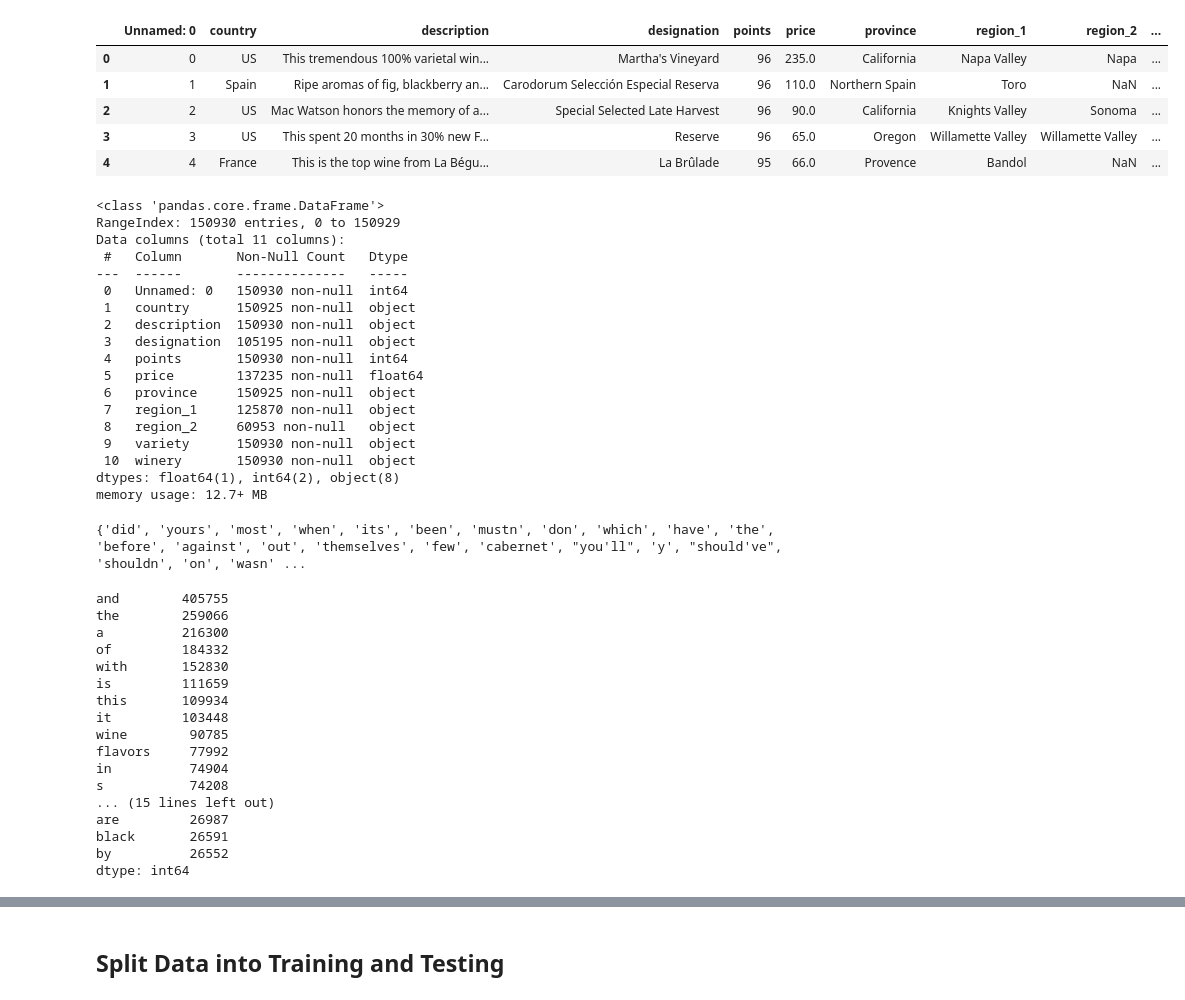
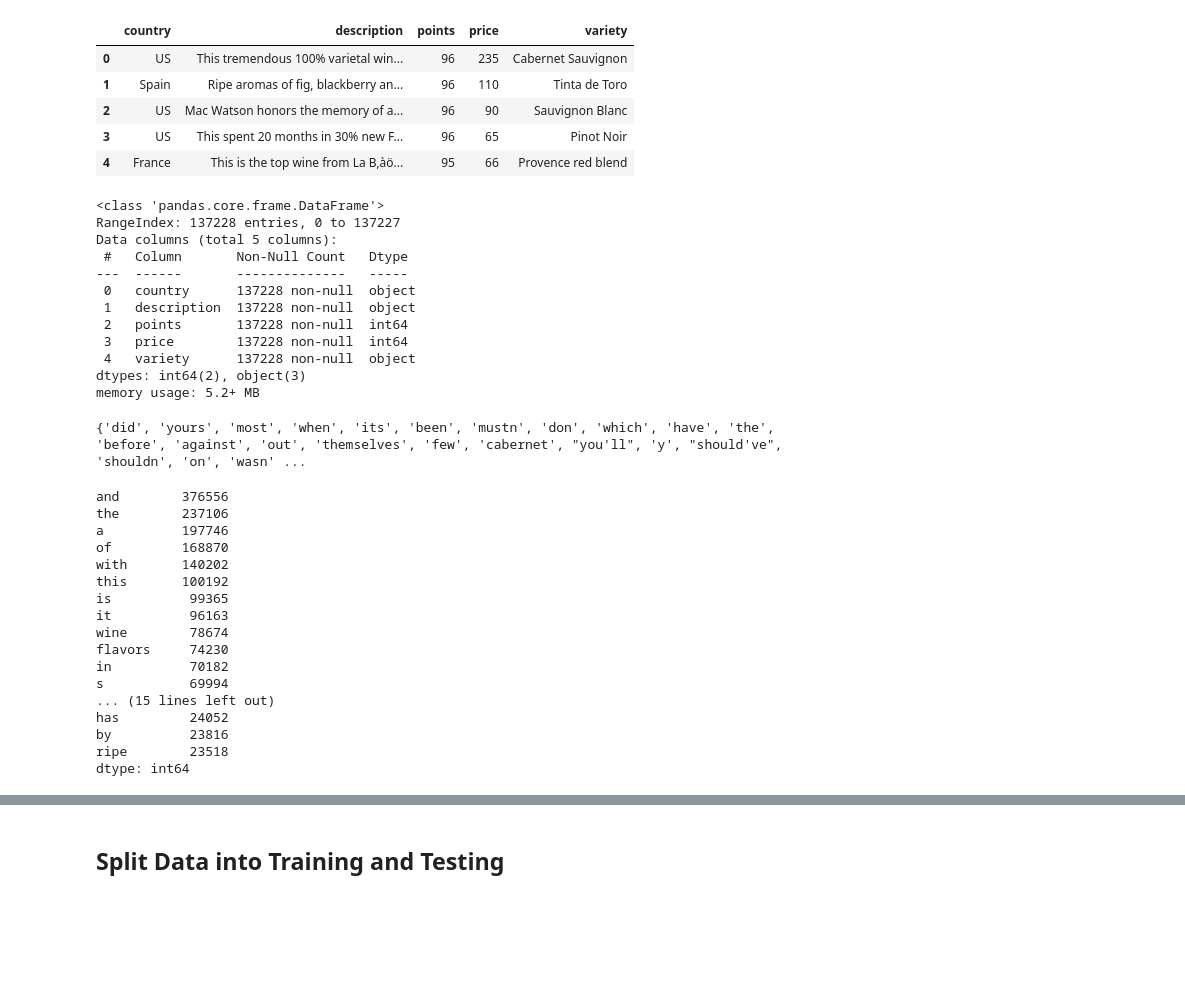
Before and after one commit to nataliepoorcreations/Wine_Reviews_Project, a Jupyter notebook: Machine_learning_model.ipynb, the cells around one changed output, grey strips where cells are left out. Drawn from its saved outputs; the diff is of its cells as text; code cells hidden in the pictures; blank space fills up the shorter version.

Commit message:
update dataset to be cleaned data from database file

```diff
--- a/Machine_learning_model.ipynb
+++ b/Machine_learning_model.ipynb
@@ -18,36 +18,30 @@ import re
 import matplotlib.pyplot as plt
 # %%
 #Read in dataset. Temporarily using csv but will convert to database
-data=pd.read_csv("Resources/winemag-data_first150k.csv")
+data=pd.read_csv("Resources/wine_database.csv")
 data.head()
 # %% [output]
-|  | Unnamed: 0 | country | description | designation | points | price | province | region_1 | region_2 | ... |
-| 0 | 0 | US | This tremendous 100% varietal win... | Martha's Vineyard | 96 | 235.0 | California | Napa Valley | Napa | ... |
-| 1 | 1 | Spain | Ripe aromas of fig, blackberry an... | Carodorum Selección Especial Reserva | 96 | 110.0 | Northern Spain | Toro | NaN | ... |
-| 2 | 2 | US | Mac Watson honors the memory of a... | Special Selected Late Harvest | 96 | 90.0 | California | Knights Valley | Sonoma | ... |
-| 3 | 3 | US | This spent 20 months in 30% new F... | Reserve | 96 | 65.0 | Oregon | Willamette Valley | Willamette Valley | ... |
-| 4 | 4 | France | This is the top wine from La Bégu... | La Brûlade | 95 | 66.0 | Provence | Bandol | NaN | ... |
+|  | country | description | points | price | variety |
+| 0 | US | This tremendous 100% varietal win... | 96 | 235 | Cabernet Sauvignon |
+| 1 | Spain | Ripe aromas of fig, blackberry an... | 96 | 110 | Tinta de Toro |
+| 2 | US | Mac Watson honors the memory of a... | 96 | 90 | Sauvignon Blanc |
+| 3 | US | This spent 20 months in 30% new F... | 96 | 65 | Pinot Noir |
+| 4 | France | This is the top wine from La B‚àö... | 95 | 66 | Provence red blend |
 # %%
 data.info()
 # %% [output]
 <class 'pandas.core.frame.DataFrame'>
-RangeIndex: 150930 entries, 0 to 150929
-Data columns (total 11 columns):
+RangeIndex: 137228 entries, 0 to 137227
+Data columns (total 5 columns):
  #   Column       Non-Null Count   Dtype
 ---  ------       --------------   -----
- 0   Unnamed: 0   150930 non-null  int64
- 1   country      150925 non-null  object
- 2   description  150930 non-null  object
- 3   designation  105195 non-null  object
- 4   points       150930 non-null  int64
- 5   price        137235 non-null  float64
- 6   province     150925 non-null  object
- 7   region_1     125870 non-null  object
- 8   region_2     60953 non-null   object
- 9   variety      150930 non-null  object
- 10  winery       150930 non-null  object
-dtypes: float64(1), int64(2), object(8)
-memory usage: 12.7+ MB
+ 0   country      137228 non-null  object
+ 1   description  137228 non-null  object
+ 2   points       137228 non-null  int64
+ 3   price        137228 non-null  int64
+ 4   variety      137228 non-null  object
+dtypes: int64(2), object(3)
+memory usage: 5.2+ MB
 # %%
 #stopwords dictionary
 stop_words=set(stopwords.words("english"))
@@ -79,22 +73,22 @@ data['clean_description'] = clean_description
 word_frequency = pd.Series(' '.join(data['clean_description']).split()).value_counts()[:30]
 word_frequency
 # %% [output]
-and        405755
-the        259066
-a          216300
-of         184332
-with       152830
-is         111659
-this       109934
-it         103448
-wine        90785
-flavors     77992
-in          74904
-s           74208
+and        376556
+the        237106
+a          197746
+of         168870
+with       140202
+this       100192
+is          99365
+it          96163
+wine        78674
+flavors     74230
+in          70182
+s           69994
 ... (15 lines left out)
-are         26987
-black       26591
-by          26552
+has         24052
+by          23816
+ripe        23518
 dtype: int64
 # %%
 #need to remove the words that are not truly descriptive/ filler words
```
Also changed, not shown: parts of 15 cells of this notebook.
